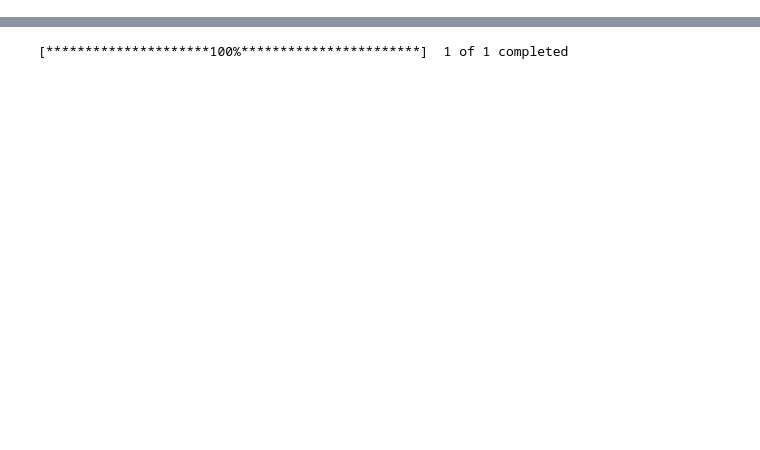
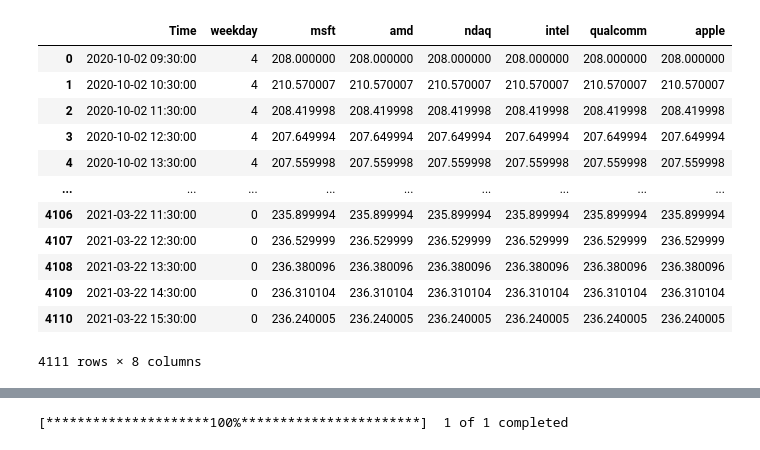
Before and after one commit to Cloblak/youtube_content_based_stock_prediction, a Jupyter notebook: 10_code/Test Yahoo Finance.ipynb, the cells around one changed output, grey strips where cells are left out. Saved outputs shown, nothing was run; the diff lists cells and outputs as text; code cells hidden in the pictures; blank space fills up the shorter version.

```diff
--- a/10_code/Test Yahoo Finance.ipynb
+++ b/10_code/Test Yahoo Finance.ipynb
@@ -25,0 +169,7 @@ def create_response(start_date,end_date,stock_name):
+# %%
+msft = download_stock_data('MSFT')
+amd = download_stock_data('AMD')
+ndaq = download_stock_data('NDAQ')
+intel = download_stock_data('INTC')
+qualcomm = download_stock_data('QCOM')
+apple = download_stock_data('AAPL')
@@ -25,0 +199,23 @@ def create_response(start_date,end_date,stock_name):
+# %%
+frame = [msft,amd.iloc[:,2],ndaq.iloc[:,2],intel.iloc[:,2],
+         qualcomm.iloc[:,2],apple.iloc[:,2]]
+stock_df = pd.concat(frame,axis=1)
+# %%
+stock_df.columns = ['Time','weekday','msft','amd','ndaq','intel',
+                    'qualcomm','apple']
+# %%
+stock_df.to_csv("stock_price.csv")
+# %% [output]
+|  | Time | weekday | msft | amd | ndaq | intel | qualcomm | apple |
+| 0 | 2020-10-02 09:30:00 | 4 | 208.000000 | 208.000000 | 208.000000 | 208.000000 | 208.000000 | 208.000000 |
+| 1 | 2020-10-02 10:30:00 | 4 | 210.570007 | 210.570007 | 210.570007 | 210.570007 | 210.570007 | 210.570007 |
+| 2 | 2020-10-02 11:30:00 | 4 | 208.419998 | 208.419998 | 208.419998 | 208.419998 | 208.419998 | 208.419998 |
+| 3 | 2020-10-02 12:30:00 | 4 | 207.649994 | 207.649994 | 207.649994 | 207.649994 | 207.649994 | 207.649994 |
+| 4 | 2020-10-02 13:30:00 | 4 | 207.559998 | 207.559998 | 207.559998 | 207.559998 | 207.559998 | 207.559998 |
+| ... | ... | ... | ... | ... | ... | ... | ... | ... |
+| 4106 | 2021-03-22 11:30:00 | 0 | 235.899994 | 235.899994 | 235.899994 | 235.899994 | 235.899994 | 235.899994 |
+| 4107 | 2021-03-22 12:30:00 | 0 | 236.529999 | 236.529999 | 236.529999 | 236.529999 | 236.529999 | 236.529999 |
+| 4108 | 2021-03-22 13:30:00 | 0 | 236.380096 | 236.380096 | 236.380096 | 236.380096 | 236.380096 | 236.380096 |
+| 4109 | 2021-03-22 14:30:00 | 0 | 236.310104 | 236.310104 | 236.310104 | 236.310104 | 236.310104 | 236.310104 |
+| 4110 | 2021-03-22 15:30:00 | 0 | 236.240005 | 236.240005 | 236.240005 | 236.240005 | 236.240005 | 236.240005 |
+4111 rows × 8 columns
```
Also changed, not shown: parts of 33 cells of this notebook, 5 other files.
